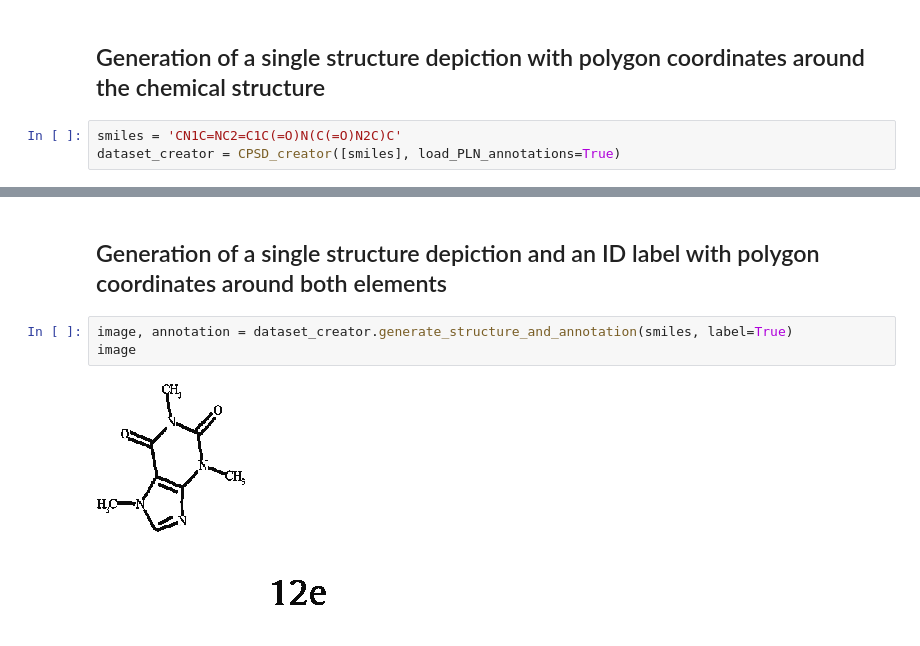
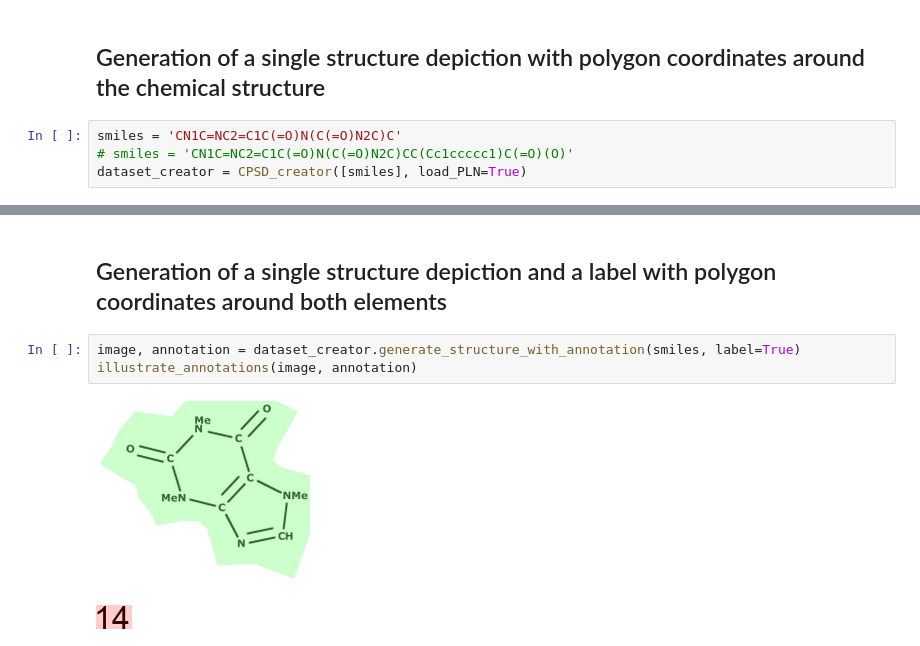
Before and after one commit to OBrink/chemical_page_segmentation_dataset, a Jupyter notebook: dataset_creation_notebook.ipynb, the cells around one changed output, grey strips where cells are left out. Drawn from its saved outputs; the diff is of its cells as text.

```diff
--- a/dataset_creation_notebook.ipynb
+++ b/dataset_creation_notebook.ipynb
@@ -6,5 +5,6 @@ from ChemPageSegmentationDatasetCreator import ChemPageSegmentationDatasetCreato
 ## Generation of a single structure depiction with polygon coordinates around the chemical structure
 # %%
 smiles = 'CN1C=NC2=C1C(=O)N(C(=O)N2C)C'
-dataset_creator = CPSD_creator([smiles], load_PLN_annotations=True)
+# smiles = 'CN1C=NC2=C1C(=O)N(C(=O)N2C)CC(Cc1ccccc1)C(=O)(O)'
+dataset_creator = CPSD_creator([smiles], load_PLN=True)
 # %%
@@ -25,7 +15,7 @@ image
 # %% [markdown]
-## Generation of a single structure depiction and an ID label with polygon coordinates around both elements
+## Generation of a single structure depiction and a label with polygon coordinates around both elements
 # %%
-image, annotation = dataset_creator.generate_structure_and_annotation(smiles, label=True)
-image
+image, annotation = dataset_creator.generate_structure_with_annotation(smiles, label=True)
+illustrate_annotations(image, annotation)
 # %% [output]
-[figure, old version]
+[figure, new version]
```
Also changed, not shown: parts of 21 cells of this notebook, 5 other files.
